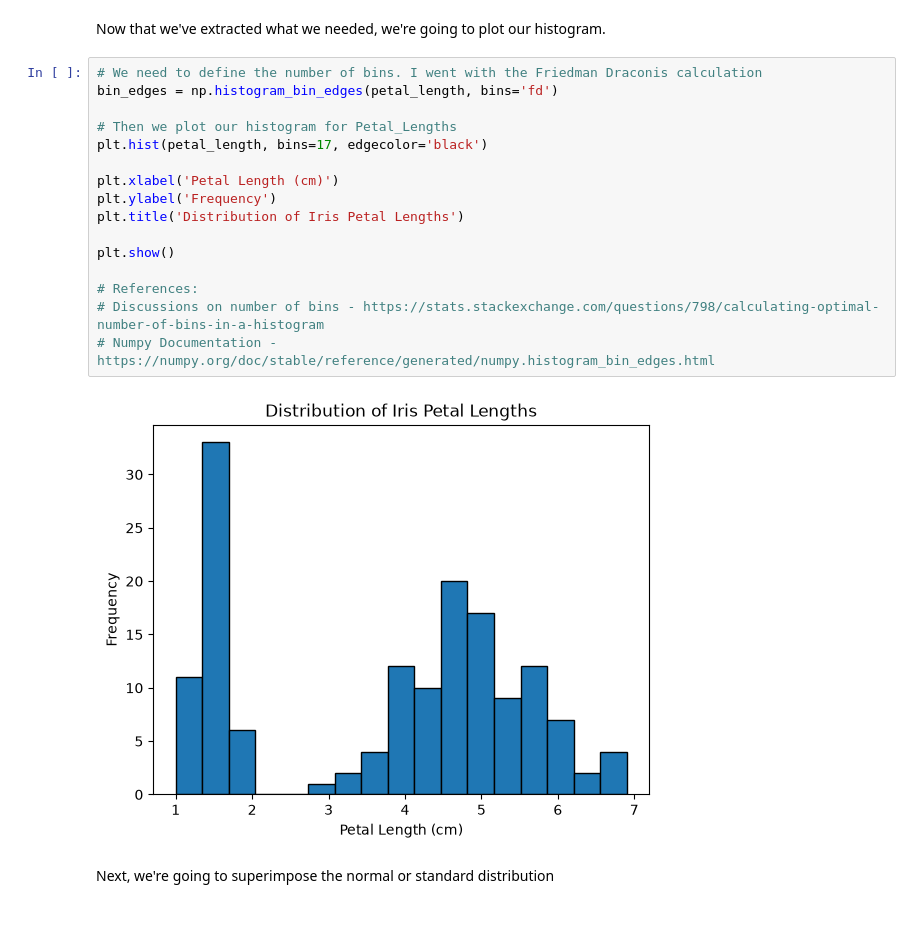
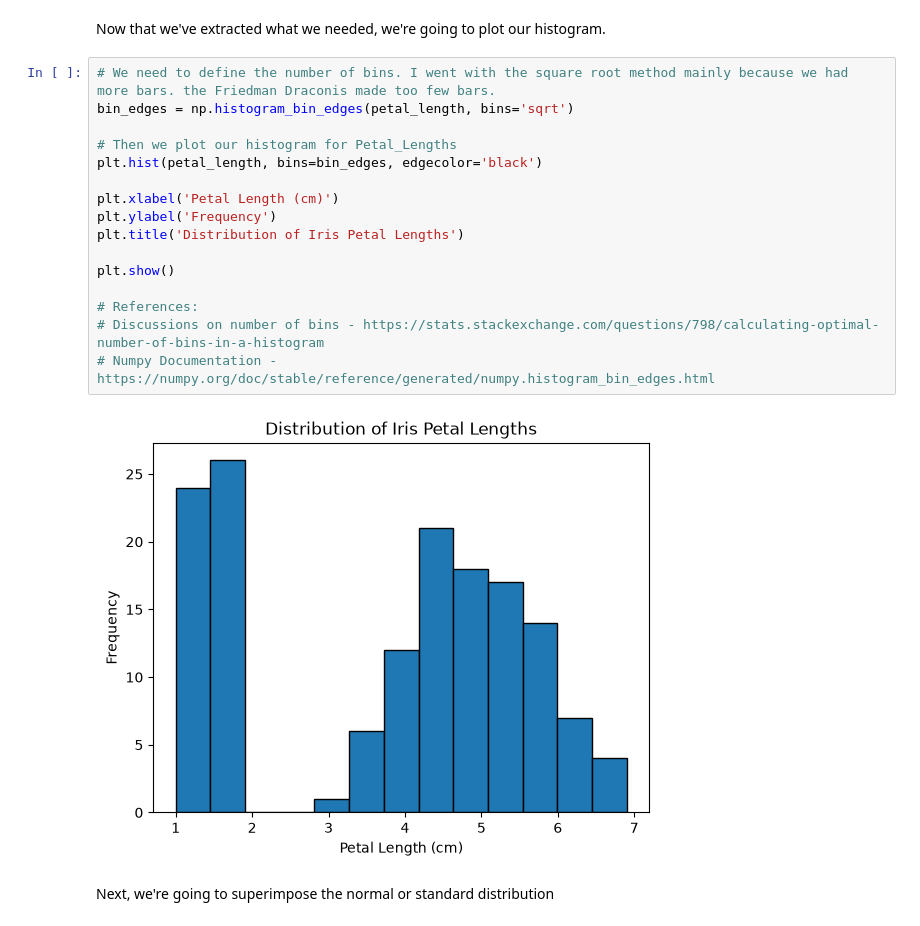
Before and after one commit to LoicBagnoud/applied-statistics, a Jupyter notebook: problems.ipynb, the cells around one changed output. Saved outputs shown, nothing was run; the diff lists cells and outputs as text.

```diff
--- a/problems.ipynb
+++ b/problems.ipynb
@@ -59,23 +62,23 @@ petal_length = df['petal length (cm)']
 # %% [markdown]
 Now that we've extracted what we needed, we're going to plot our histogram.
 # %%
-# We need to define the number of bins. I went with the Friedman Draconis calculation
-bin_edges = np.histogram_bin_edges(petal_length, bins='fd')
+# We need to define the number of bins. I went with the square root method mainly because we had more bars. the Friedman Draconis made too few bars.
+bin_edges = np.histogram_bin_edges(petal_length, bins='sqrt')
 
 # Then we plot our histogram for Petal_Lengths
-plt.hist(petal_length, bins=17, edgecolor='black')
+plt.hist(petal_length, bins=bin_edges, edgecolor='black')
 
 plt.xlabel('Petal Length (cm)')
 plt.ylabel('Frequency')
 plt.title('Distribution of Iris Petal Lengths')
 
 plt.show()
 
 # References:
 # Discussions on number of bins - https://stats.stackexchange.com/questions/798/calculating-optimal-number-of-bins-in-a-histogram
 # Numpy Documentation - https://numpy.org/doc/stable/reference/generated/numpy.histogram_bin_edges.html
 # %% [output]
-[figure, old version]
+[figure, new version]
 # %% [markdown]
 Next, we're going to superimpose the normal or standard distribution
 # %%
```
Also changed, not shown: parts of 3 cells of this notebook.
